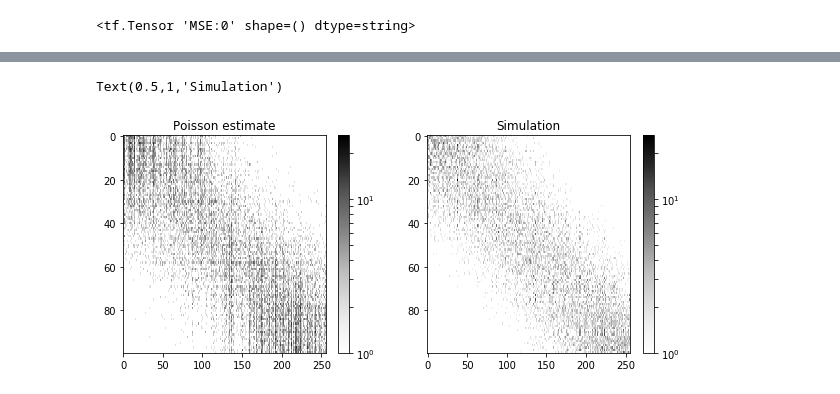
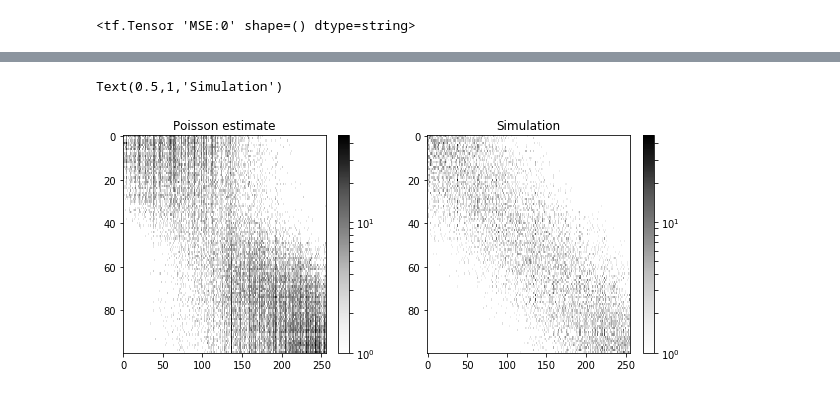
Before and after one commit to knightlab-analyses/bayesian-regression, a Jupyter notebook: bayesian_regression/ipynb/simulated-model.ipynb, the cells around one changed output, grey strips where cells are left out. Saved outputs shown, nothing was run; the diff lists cells and outputs as text; code cells hidden in the pictures.

```diff
--- a/bayesian_regression/ipynb/simulated-model.ipynb
+++ b/bayesian_regression/ipynb/simulated-model.ipynb
@@ -82,7 +82,7 @@ basis = coo_matrix(_gram_schmidt_basis(num_features), dtype=np.float32).T
 # the definition of low / high is important.  If the input is not centered,
 # it will be harder to reach convergence.  So it is more ideal to center the
 # covariates before running the regression.  This is similar to batch normalization.
-table, metadata, sim_beta, sim_theta = band_table(
+table, metadata, sim_beta, sim_theta, sim_gamma = band_table(
     num_samples, num_features,
     low=-5, high=5, sigma=2, alpha=6, seed=0)
 
@@ -112,8 +114,12 @@ G and Y are both observed.  Since we are estimating both $B$ and $\theta$, we wi
 from bayesian_regression.util.balances import sparse_balance_basis
 
 # Priors
+alpha_mean = 0
+alpha_scale = 5
 theta_mean = 0
-theta_scale = 1
+theta_scale = 5
+gamma_mean = 0
+gamma_scale = 5
 beta_mean = 0
 beta_scale = 1
 
@@ -189,22 +207,33 @@ Since we are doing MAP estimation, the posterior distribution is represented as
 # %%
 # These are the posterior distributions.
 tf.set_random_seed(0)
-qB = PointMass(
-    params=tf.Variable(tf.random_normal([p+1, D-1])) ,
-    name='qB')
+
+qalpha = PointMass(
+    params=tf.Variable(tf.random_normal([])) ,
+    name='qalpha')
+
+qgamma = PointMass(
+    params=tf.Variable(tf.random_normal([1, D-1])) ,
+    name='qgamma')
 
 qtheta = PointMass(
     params=tf.Variable(tf.random_normal([N, 1])),
     name='qtheta')
 
+qB = PointMass(
+    params=tf.Variable(tf.random_normal([p, D-1])) ,
+    name='qB')
+
+
 # a placeholder for the microbial counts
 # since we will be manually feeding it into the inference via minibatch SGD
 Y_ph = tf.placeholder(tf.float32, shape=[batch_size], name='Y_placeholder')
 
-inference = ed.MAP(
-    {B: qB,
-     theta: qtheta
-    },
+inference = ed.MAP({
+    theta: qtheta,
+    alpha: qalpha,
+    gamma: qgamma,
+    B: qB},
     data={G: metadata.values, Y: Y_ph}
 )
 
@@ -245,9 +274,12 @@ from bayesian_regression.util.inference import get_batch
 
 for i in range(inference.n_iter):
     if not np.any(np.isnan(sess.run(qB.mean()))):
-        b_ = sess.run(qB.mean())
+        beta_ = sess.run(qB.mean())
         theta_ = sess.run(qtheta.mean())
-        log_u = (md @ b_) @ basis.T + theta_
+        gamma_ = sess.run(qgamma.mean())
+        alpha_ = sess.run(qalpha.mean())
+
+        log_u = ((metadata.values @ beta_ + theta_).T + gamma_.T + alpha_).T @ basis.T
         err = np.mean((np.exp(log_u[y_row, y_col]) - y_data).ravel() ** 2)
         errors[i] = err
 
@@ -298,20 +330,21 @@ Text(0.5,1,'Mean Squared Error')
 # %%
 import matplotlib.colors as colors
 fig, ax = plt.subplots(1, 2, figsize=(10, 4))
 
 b_ = sess.run(qB.mean())
 theta_ = sess.run(qtheta.mean())
-log_u = (md @ b_) @ basis.T + theta_
+log_u = ((metadata.values @ beta_ + theta_).T + gamma_.T + alpha_).T @ basis.T
+
 etable = np.zeros((N, D))
 for i in range(etable.shape[0]):
     etable[i] = np.random.poisson(np.exp(log_u[i]))
 img1 = ax[0].imshow(etable, aspect='auto', cmap='Greys', norm=colors.LogNorm())
 fig.colorbar(img1, ax=ax[0])
 ax[0].set_title('Poisson estimate')
 
 img2 = ax[1].imshow(table.matrix_data.todense().T, aspect='auto', cmap='Greys', norm=colors.LogNorm())
 fig.colorbar(img1, ax=ax[1])
 ax[1].set_title('Simulation')
 # %% [output]
 Text(0.5,1,'Simulation')
-[figure, old version]
+[figure, new version]
```
Also changed, not shown: parts of 9 cells of this notebook, 1 other file.
